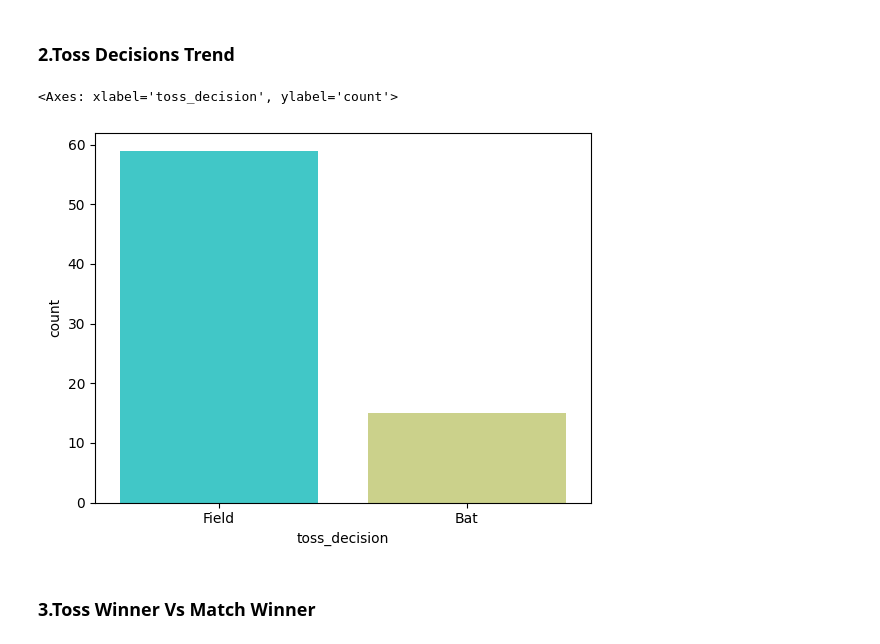
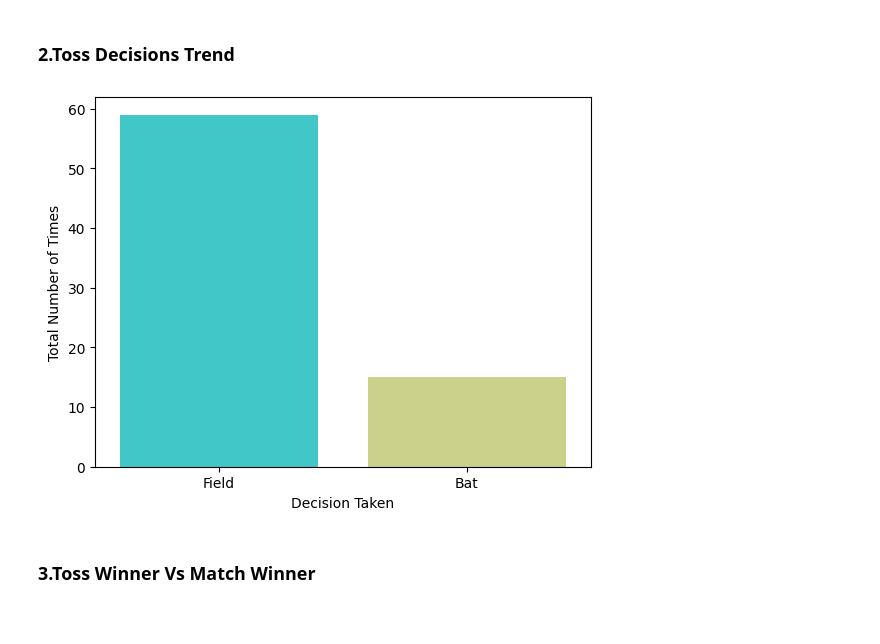
Before and after one commit to jhaji-17/Data-Science-Practice, a Jupyter notebook: IPL_2022_Analysis.ipynb, the cells around one changed output. Saved outputs shown, nothing was run; the diff lists cells and outputs as text; code cells hidden in the pictures.

```diff
--- a/IPL_2022_Analysis.ipynb
+++ b/IPL_2022_Analysis.ipynb
@@ -63,9 +63,12 @@ Text(0, 0.5, 'Number Of Matches Won')
 ### **2.Toss Decisions Trend**
 # %%
 sns.countplot(x=df['toss_decision'],palette="rainbow",hue=df["toss_decision"])
+plt.xlabel("Decision Taken")
+plt.ylabel("Total Number of Times")
+
+plt.show()
 # %% [output]
-<Axes: xlabel='toss_decision', ylabel='count'>
-[figure, old version]
+[figure, new version]
 # %% [markdown]
 ### **3.Toss Winner Vs Match Winner**
 # %%
```
Also changed, not shown: parts of 1 cell of this notebook.
